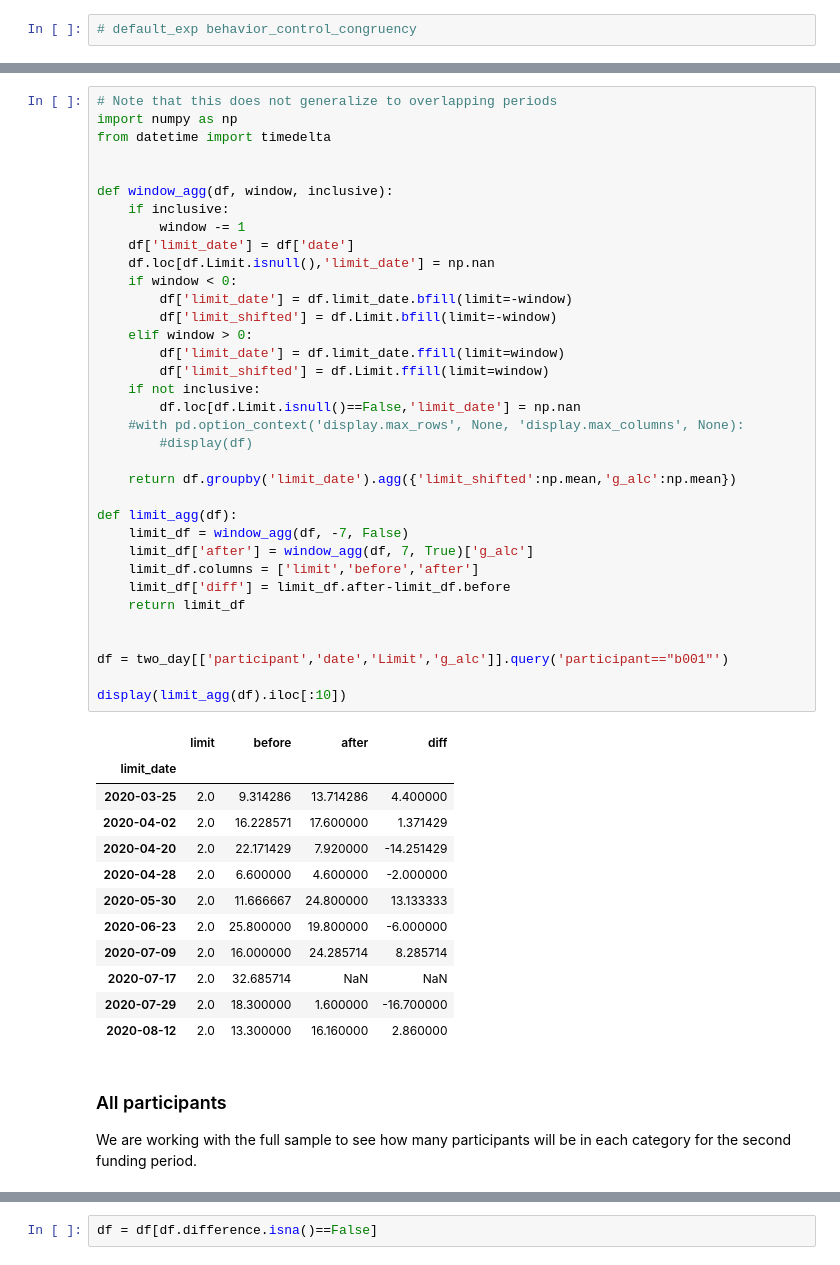
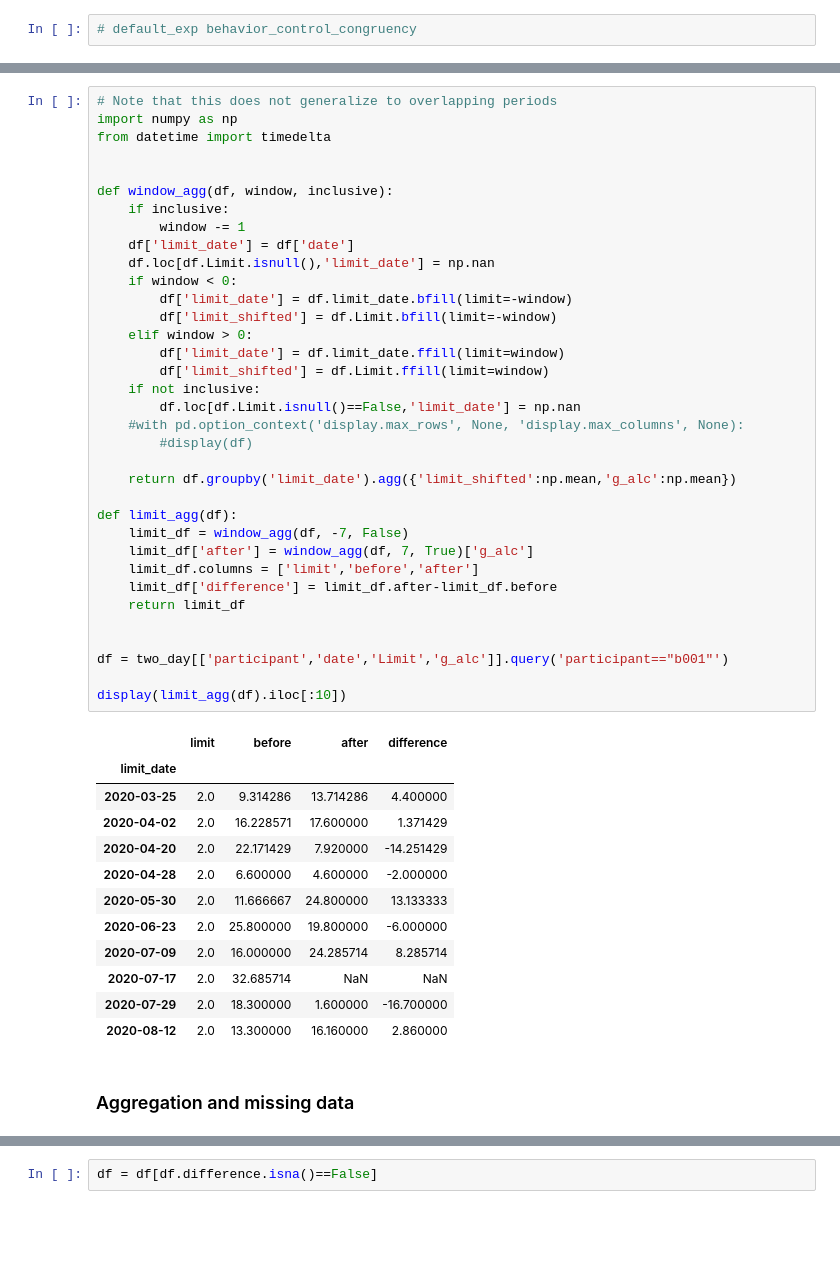
Before and after one commit to hgzech/trr265, a Jupyter notebook: notebooks/28_behavior_control_congruency.ipynb, the cells around one changed output, grey strips where cells are left out. Saved outputs shown, nothing was run; the diff lists cells and outputs as text; blank space fills up the shorter version.

```diff
--- a/notebooks/28_behavior_control_congruency.ipynb
+++ b/notebooks/28_behavior_control_congruency.ipynb
@@ -64,35 +73,35 @@ from datetime import timedelta
 
 def window_agg(df, window, inclusive):
     if inclusive:
         window -= 1
     df['limit_date'] = df['date']
     df.loc[df.Limit.isnull(),'limit_date'] = np.nan
     if window < 0:
         df['limit_date'] = df.limit_date.bfill(limit=-window)
         df['limit_shifted'] = df.Limit.bfill(limit=-window)
     elif window > 0:
         df['limit_date'] = df.limit_date.ffill(limit=window)
         df['limit_shifted'] = df.Limit.ffill(limit=window)
     if not inclusive:
         df.loc[df.Limit.isnull()==False,'limit_date'] = np.nan
     #with pd.option_context('display.max_rows', None, 'display.max_columns', None):
         #display(df)
 
     return df.groupby('limit_date').agg({'limit_shifted':np.mean,'g_alc':np.mean})
 
 def limit_agg(df):
     limit_df = window_agg(df, -7, False)
     limit_df['after'] = window_agg(df, 7, True)['g_alc']
     limit_df.columns = ['limit','before','after']
-    limit_df['diff'] = limit_df.after-limit_df.before
+    limit_df['difference'] = limit_df.after-limit_df.before
     return limit_df
 
 
 df = two_day[['participant','date','Limit','g_alc']].query('participant=="b001"')
 
 display(limit_agg(df).iloc[:10])
 # %% [output]
-|  | limit | before | after | diff |
+|  | limit | before | after | difference |
 | limit_date |  |  |  |  |
 | 2020-03-25 | 2.0 | 9.314286 | 13.714286 | 4.400000 |
 | 2020-04-02 | 2.0 | 16.228571 | 17.600000 | 1.371429 |
@@ -104,9 +113,8 @@ display(limit_agg(df).iloc[:10])
 | 2020-07-17 | 2.0 | 32.685714 | NaN | NaN |
 | 2020-07-29 | 2.0 | 18.300000 | 1.600000 | -16.700000 |
 | 2020-08-12 | 2.0 | 13.300000 | 16.160000 | 2.860000 |
-# %% [markdown]
-### All participants
-We are working with the full sample to see how many participants will be in each category for the second funding period.
+# %% [markdown]
+### Aggregation and missing data
 # %%
 len(two_day.participant.unique())
 # %% [output]
```
Also changed, not shown: parts of 122 cells of this notebook, 22 other files.
